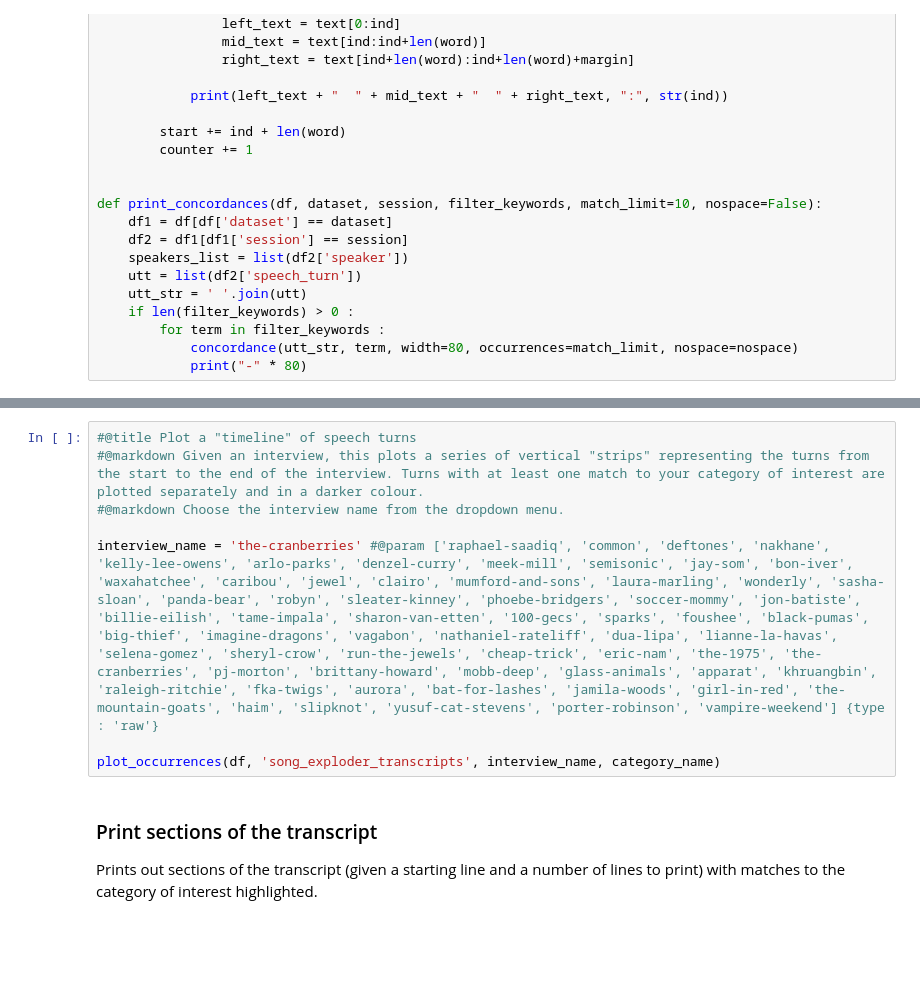
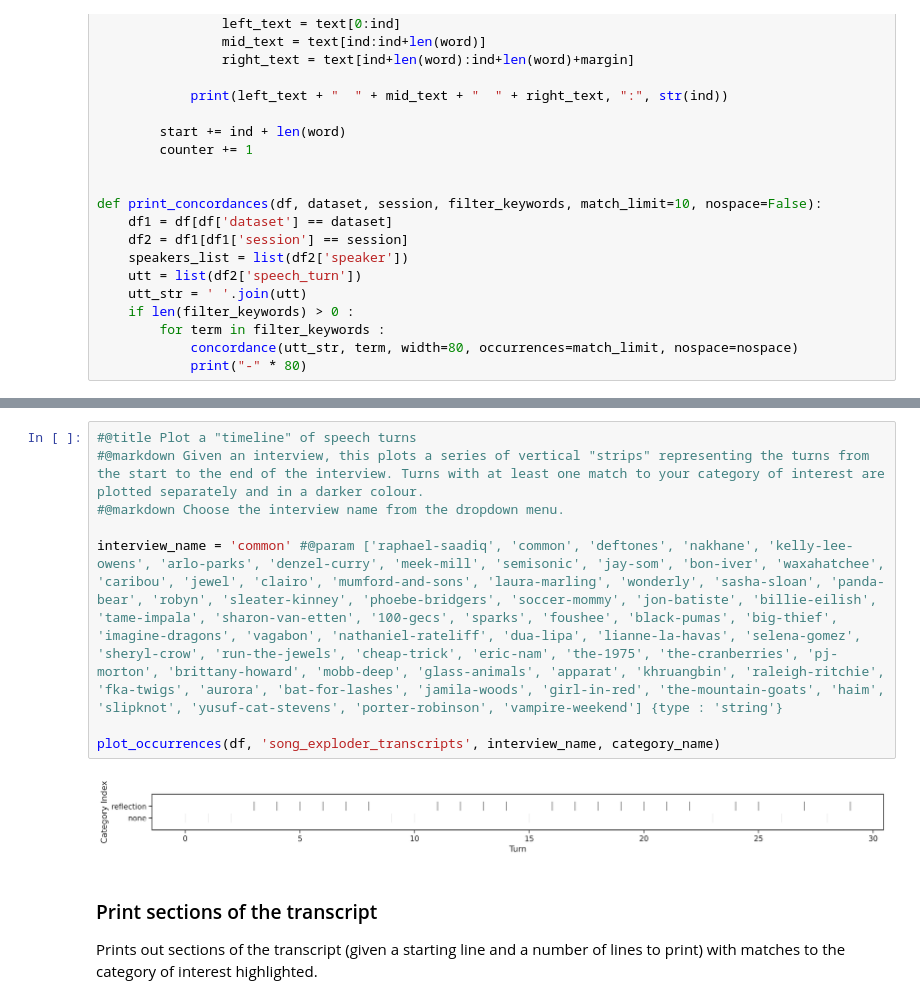
Before and after one commit to senthilchandrasegaran/designing-intelligence, a Jupyter notebook: notebooks/analysis_song_exploder.ipynb, the cells around one changed output, grey strips where cells are left out. Saved outputs shown, nothing was run; the diff lists cells and outputs as text; blank space fills up the shorter version.

Commit message:
fix minor errors in param inputs

```diff
--- a/notebooks/analysis_song_exploder.ipynb
+++ b/notebooks/analysis_song_exploder.ipynb
@@ -449,11 +449,13 @@ plot_cats_by_speaker(df, 'song_exploder_transcripts', category_name)
 # %%
 #@title Plot a "timeline" of speech turns
 #@markdown Given an interview, this plots a series of vertical "strips" representing the turns from the start to the end of the interview. Turns with at least one match to your category of interest are plotted separately and in a darker colour.
 #@markdown Choose the interview name from the dropdown menu.
 
-interview_name = 'the-cranberries' #@param ['raphael-saadiq', 'common', 'deftones', 'nakhane', 'kelly-lee-owens', 'arlo-parks', 'denzel-curry', 'meek-mill', 'semisonic', 'jay-som', 'bon-iver', 'waxahatchee', 'caribou', 'jewel', 'clairo', 'mumford-and-sons', 'laura-marling', 'wonderly', 'sasha-sloan', 'panda-bear', 'robyn', 'sleater-kinney', 'phoebe-bridgers', 'soccer-mommy', 'jon-batiste', 'billie-eilish', 'tame-impala', 'sharon-van-etten', '100-gecs', 'sparks', 'foushee', 'black-pumas', 'big-thief', 'imagine-dragons', 'vagabon', 'nathaniel-rateliff', 'dua-lipa', 'lianne-la-havas', 'selena-gomez', 'sheryl-crow', 'run-the-jewels', 'cheap-trick', 'eric-nam', 'the-1975', 'the-cranberries', 'pj-morton', 'brittany-howard', 'mobb-deep', 'glass-animals', 'apparat', 'khruangbin', 'raleigh-ritchie', 'fka-twigs', 'aurora', 'bat-for-lashes', 'jamila-woods', 'girl-in-red', 'the-mountain-goats', 'haim', 'slipknot', 'yusuf-cat-stevens', 'porter-robinson', 'vampire-weekend'] {type : 'raw'}
+interview_name = 'common' #@param ['raphael-saadiq', 'common', 'deftones', 'nakhane', 'kelly-lee-owens', 'arlo-parks', 'denzel-curry', 'meek-mill', 'semisonic', 'jay-som', 'bon-iver', 'waxahatchee', 'caribou', 'jewel', 'clairo', 'mumford-and-sons', 'laura-marling', 'wonderly', 'sasha-sloan', 'panda-bear', 'robyn', 'sleater-kinney', 'phoebe-bridgers', 'soccer-mommy', 'jon-batiste', 'billie-eilish', 'tame-impala', 'sharon-van-etten', '100-gecs', 'sparks', 'foushee', 'black-pumas', 'big-thief', 'imagine-dragons', 'vagabon', 'nathaniel-rateliff', 'dua-lipa', 'lianne-la-havas', 'selena-gomez', 'sheryl-crow', 'run-the-jewels', 'cheap-trick', 'eric-nam', 'the-1975', 'the-cranberries', 'pj-morton', 'brittany-howard', 'mobb-deep', 'glass-animals', 'apparat', 'khruangbin', 'raleigh-ritchie', 'fka-twigs', 'aurora', 'bat-for-lashes', 'jamila-woods', 'girl-in-red', 'the-mountain-goats', 'haim', 'slipknot', 'yusuf-cat-stevens', 'porter-robinson', 'vampire-weekend'] {type : 'string'}
 
 plot_occurrences(df, 'song_exploder_transcripts', interview_name, category_name)
+# %% [output]
+[figure, added]
 # %% [markdown]
 ### Print sections of the transcript
 Prints out sections of the transcript (given a starting line and a number of lines to print) with matches to the category of interest highlighted.
```
Also changed, not shown: parts of 8 cells of this notebook.
